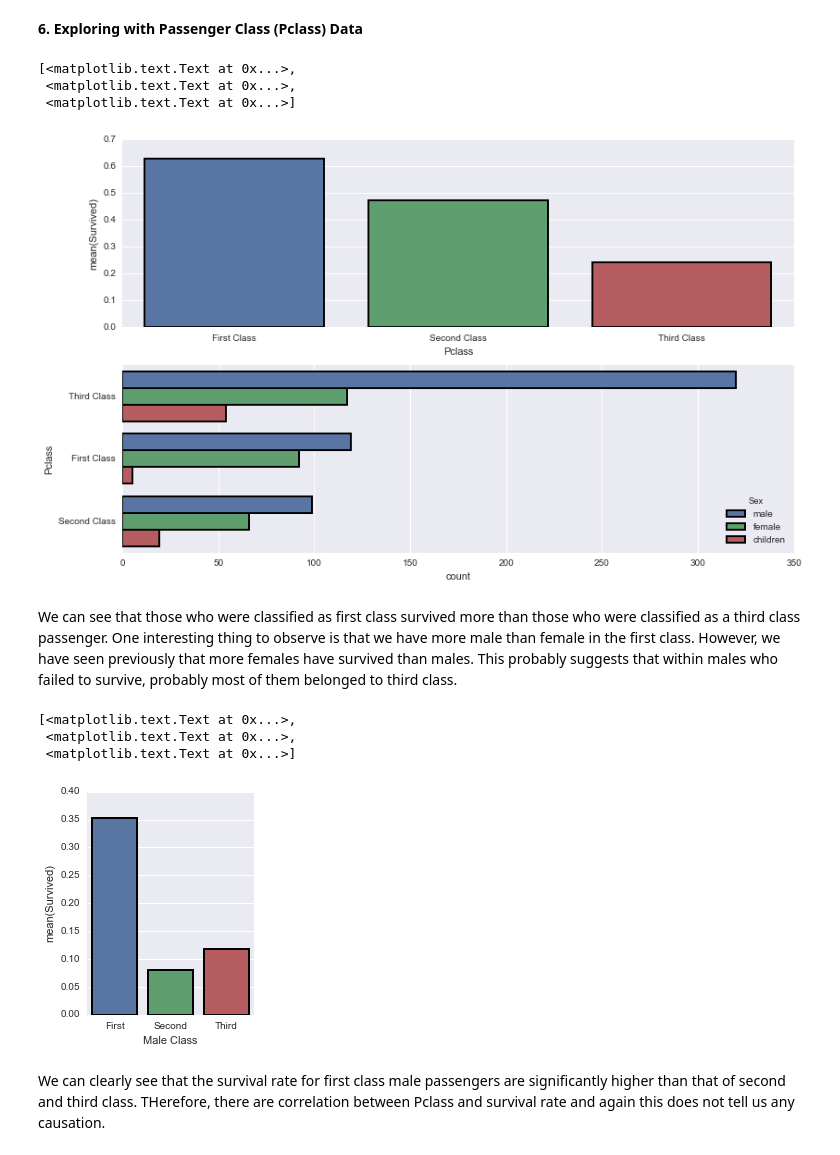
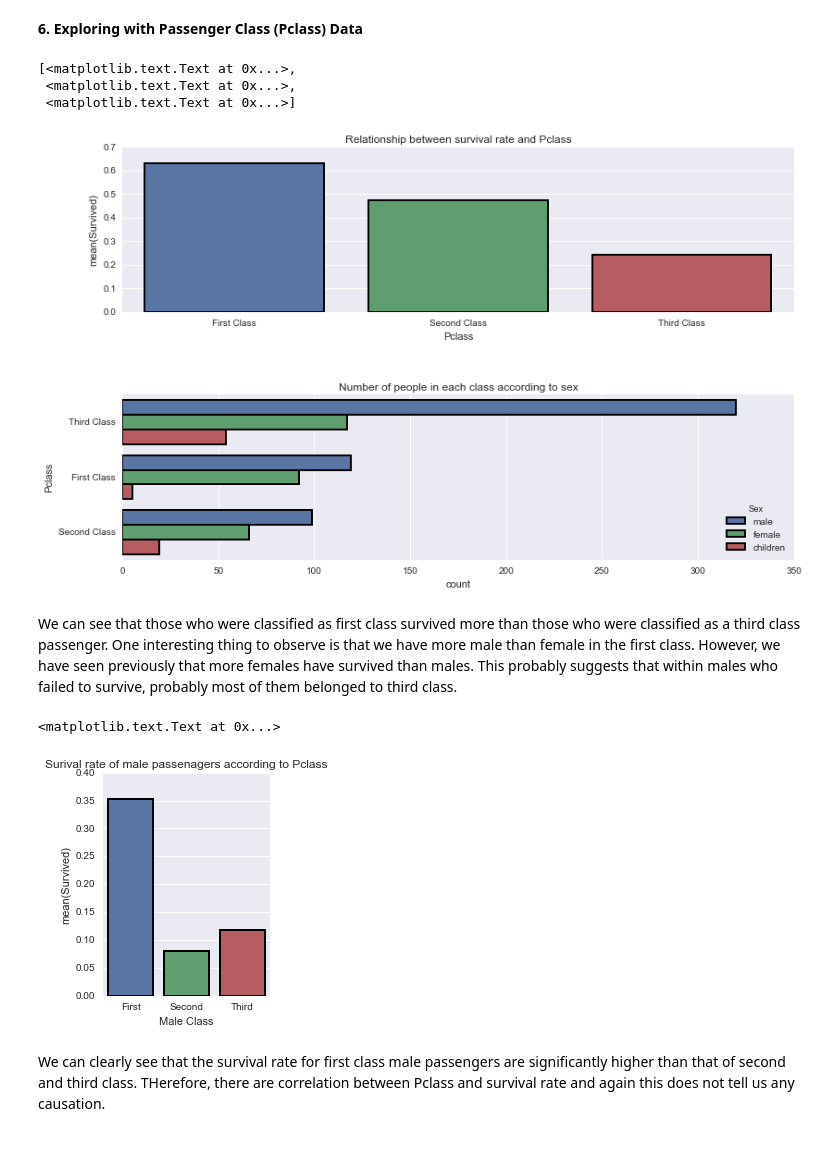
Before and after one commit to jaehee0113/titanic_analysis, a Jupyter notebook: titanic_analysis.ipynb, the cells around one changed output. Cells and saved outputs as stored; diff of their text form; code cells hidden in the pictures.

Commit message:
Modified titanic_analysis notebook (added margin between subplots)

```diff
--- a/titanic_analysis.ipynb
+++ b/titanic_analysis.ipynb
@@ -269,10 +270,12 @@ This analysis tells us that more than half of the people who survived have embar
 pclass_survival_data = get_survival_rate_of('Pclass', necessary_titanic_df, ['Survived', 'Pclass'])
 # Create a figure instance
 fig = plt.figure(1, figsize=(13, 8))
-
+fig.subplots_adjust(hspace=.5)
 # Create an axes instance
 ax1 = fig.add_subplot(211)
+ax1.set_title("Relationship between survival rate and Pclass")
 ax2 = fig.add_subplot(212)
+ax2.set_title("Number of people in each class according to sex")
 
 sns.barplot(x="Pclass", y="Survived", data=pclass_survival_data, linewidth=2, ax = ax1)
 ax1.set_xticklabels(['First Class', 'Second Class', 'Third Class'])
@@ -286,24 +289,23 @@ ax2.set_yticklabels(['Third Class', 'First Class', 'Second Class'])
 [<matplotlib.text.Text at 0x...>,
  <matplotlib.text.Text at 0x...>,
  <matplotlib.text.Text at 0x...>]
-[figure, old version]
+[figure, new version]
 # %% [markdown]
 We can see that those who were classified as first class survived more than those who were classified as a third class passenger. One interesting thing to observe is that we have more male than female in the first class. However, we have seen previously that more females have survived than males. This probably suggests that within males who failed to survive, probably most of them belonged to third class.
 # %%
 male_first_survival_rate = necessary_titanic_df['Survived'][(necessary_titanic_df['Pclass'] == 1) & (necessary_titanic_df['Sex'] == 'male')].mean()
 male_second_survival_rate = necessary_titanic_df['Survived'][(necessary_titanic_df['Pclass'] == 2) & (necessary_titanic_df['Sex'] == 'male')].mean()
 male_third_survival_rate = necessary_titanic_df['Survived'][(necessary_titanic_df['Pclass'] == 3) & (necessary_titanic_df['Sex'] == 'male')].mean()
 male_by_class = pd.DataFrame([['male_first', male_first_survival_rate], ['male_second', male_second_survival_rate], ['male_third', male_third_survival_rate]], columns = ['Male Class', 'Survived'])
 
 fig = plt.figure(1, figsize=(3, 4))
 ax = fig.add_subplot(111)
 sns.barplot(x="Male Class", y="Survived", data=male_by_class, linewidth= 2)
 ax.set_xticklabels(['First', 'Second', 'Third'])
+plt.title("Surival rate of male passenagers according to Pclass")
 # %% [output]
-[<matplotlib.text.Text at 0x...>,
- <matplotlib.text.Text at 0x...>,
- <matplotlib.text.Text at 0x...>]
+<matplotlib.text.Text at 0x...>
-[figure, old version]
+[figure, new version]
 # %% [markdown]
 We can clearly see that the survival rate for first class male passengers are significantly higher than that of second and third class. THerefore, there are correlation between Pclass and survival rate and again this does not tell us any causation.
 # %% [markdown]
```
Also changed, not shown: parts of 4 cells of this notebook.
